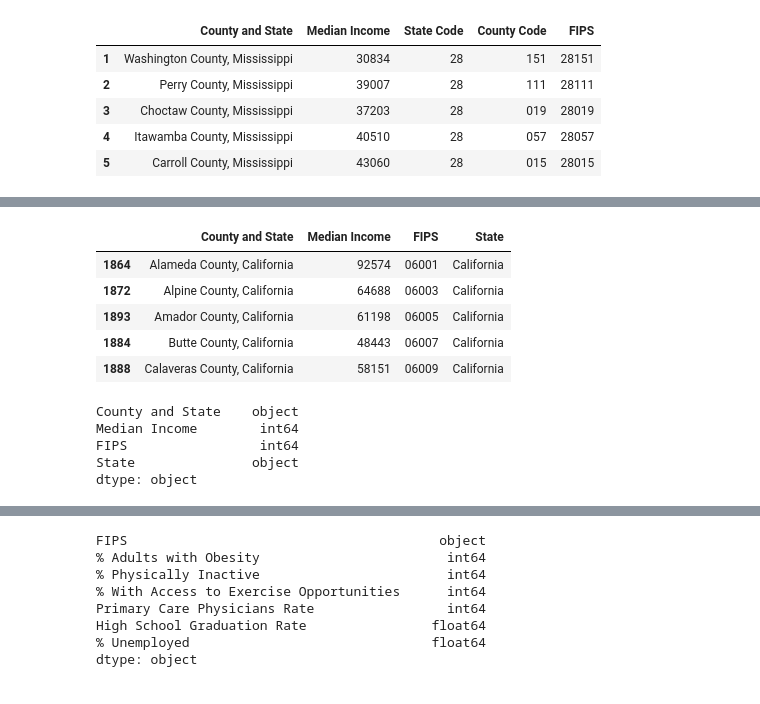
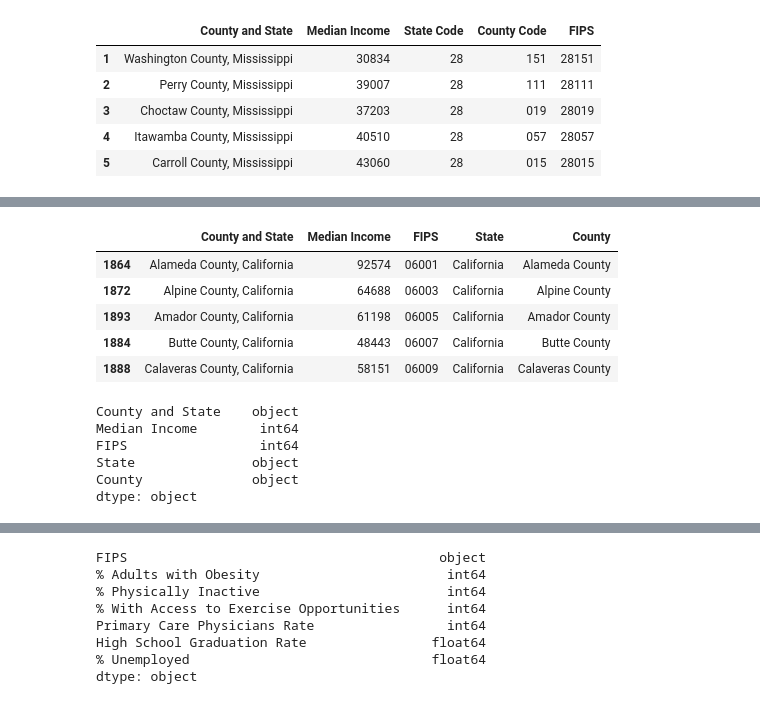
Before and after one commit to katrinan029/project-movat, a Jupyter notebook: Project code.ipynb, the cells around one changed output, grey strips where cells are left out. Drawn from its saved outputs; the diff is of its cells as text; code cells hidden in the pictures.

```diff
--- a/Project code.ipynb
+++ b/Project code.ipynb
@@ -97,18 +100,18 @@ new_df.head()
 # %%
 # Filtering data for the states of California, Ohio and South Carolina
 # Selecting only needed columns for "County and State","Median Income","State and County Code", and "State"
 selected_states = []
-clean_data = new_df[["County and State","Median Income","FIPS","State"]].sort_values(by=['FIPS'])
+clean_data = new_df[["County and State","Median Income","FIPS","State","County"]].sort_values(by=['FIPS'])
 states = [" California"," Ohio"," South Carolina"]
 selected_states = clean_data.loc[(clean_data["State"]==" California") | (clean_data["State"]==" Ohio") | (clean_data["State"]==" South Carolina") ]
 selected_states.head()
 # %% [output]
-|  | County and State | Median Income | FIPS | State |
-| 1864 | Alameda County, California | 92574 | 06001 | California |
-| 1872 | Alpine County, California | 64688 | 06003 | California |
-| 1893 | Amador County, California | 61198 | 06005 | California |
-| 1884 | Butte County, California | 48443 | 06007 | California |
-| 1888 | Calaveras County, California | 58151 | 06009 | California |
+|  | County and State | Median Income | FIPS | State | County |
+| 1864 | Alameda County, California | 92574 | 06001 | California | Alameda County |
+| 1872 | Alpine County, California | 64688 | 06003 | California | Alpine County |
+| 1893 | Amador County, California | 61198 | 06005 | California | Amador County |
+| 1884 | Butte County, California | 48443 | 06007 | California | Butte County |
+| 1888 | Calaveras County, California | 58151 | 06009 | California | Calaveras County |
 # %%
 # create a copy of the selected_states DataFrame in order to cast the FIPS and Median Income columns as integer
 
@@ -121,6 +124,7 @@ County and State    object
 Median Income        int64
 FIPS                 int64
 State               object
+County              object
 dtype: object
 # %%
 # Read all csv files for California, Ohio and South Carolina.
```
Also changed, not shown: parts of 37 cells of this notebook, 54 other files.
